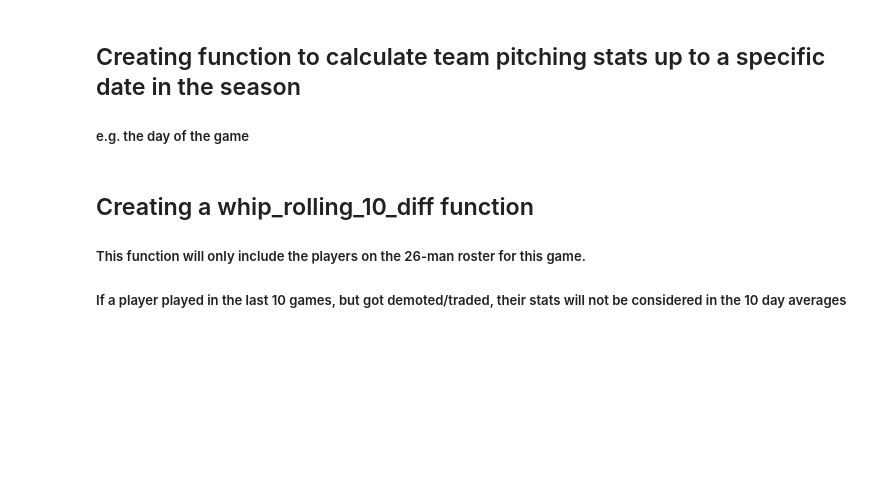
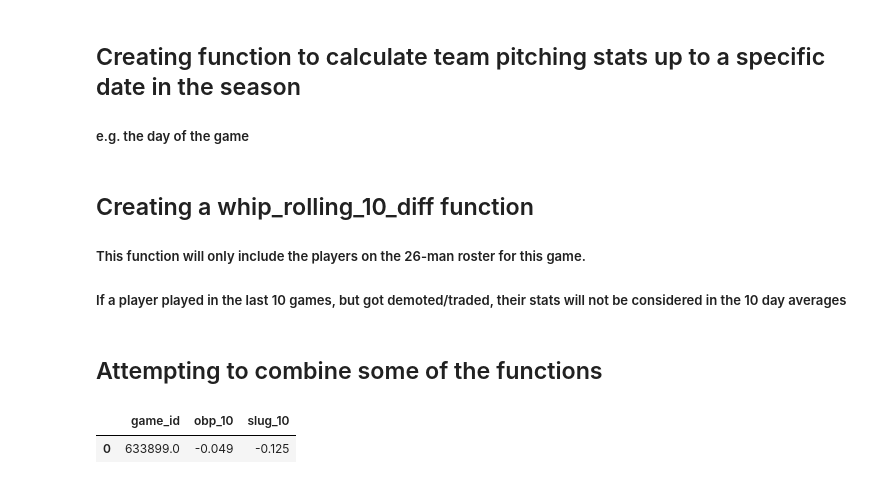
Before and after one commit to P-Smyth/Baseball-Stats-Project, a Jupyter notebook: Baseball Training Data.ipynb, the cells around one changed output. Drawn from its saved outputs; the diff is of its cells as text; code cells hidden in the pictures; blank space fills up the shorter version.

Commit message:
Combined obp and slug rolling 10 functions

```diff
--- a/Baseball Training Data.ipynb
+++ b/Baseball Training Data.ipynb
@@ -1834,3 +1805,5 @@ def whip_rolling_10_diff(game_id):
 # %%
 #Tetsing function - takes 14s
 whip_rolling_10_diff(633899)
+# %% [markdown]
+## Attempting to combine some of the functions
@@ -1836,0 +1987,6 @@ whip_rolling_10_diff(633899)
+# %%
+#Testing function - about 30s faster than running each individually
+obp_slug_roll10_diff(633899)
+# %% [output]
+|  | game_id | obp_10 | slug_10 |
+| 0 | 633899.0 | -0.049 | -0.125 |
```
Also changed, not shown: parts of 7 cells of this notebook.
